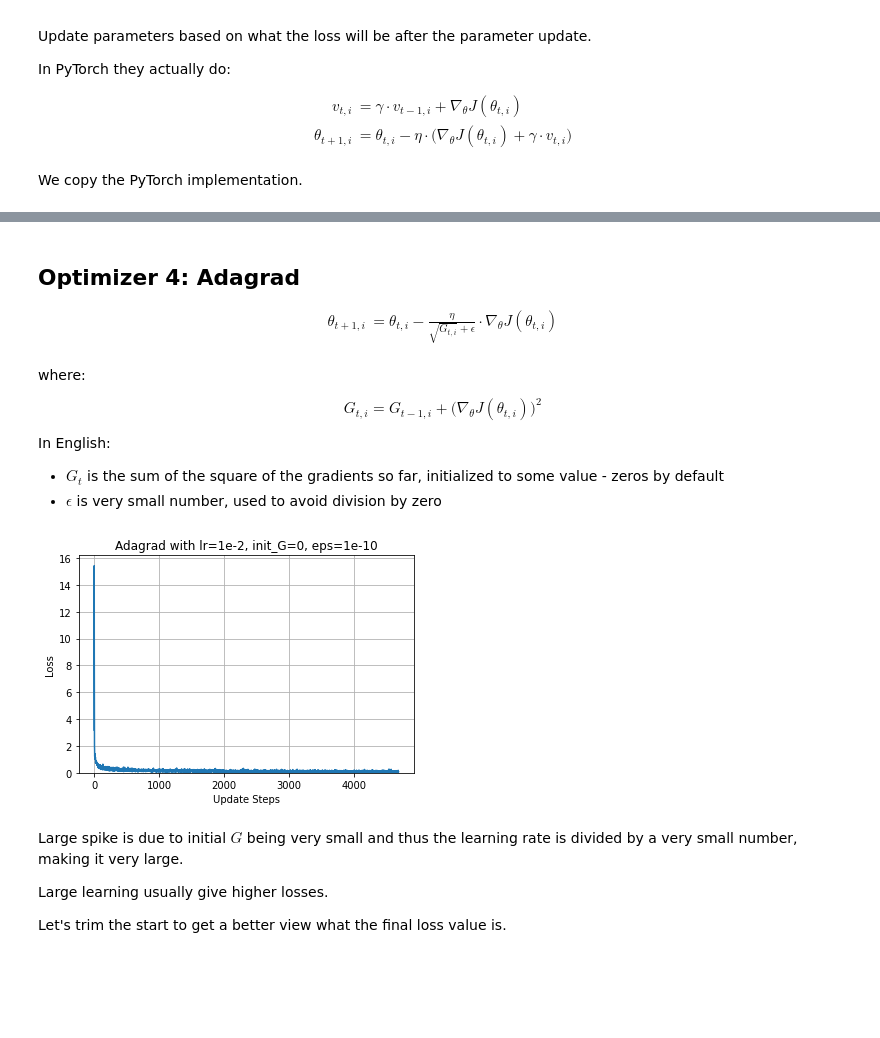
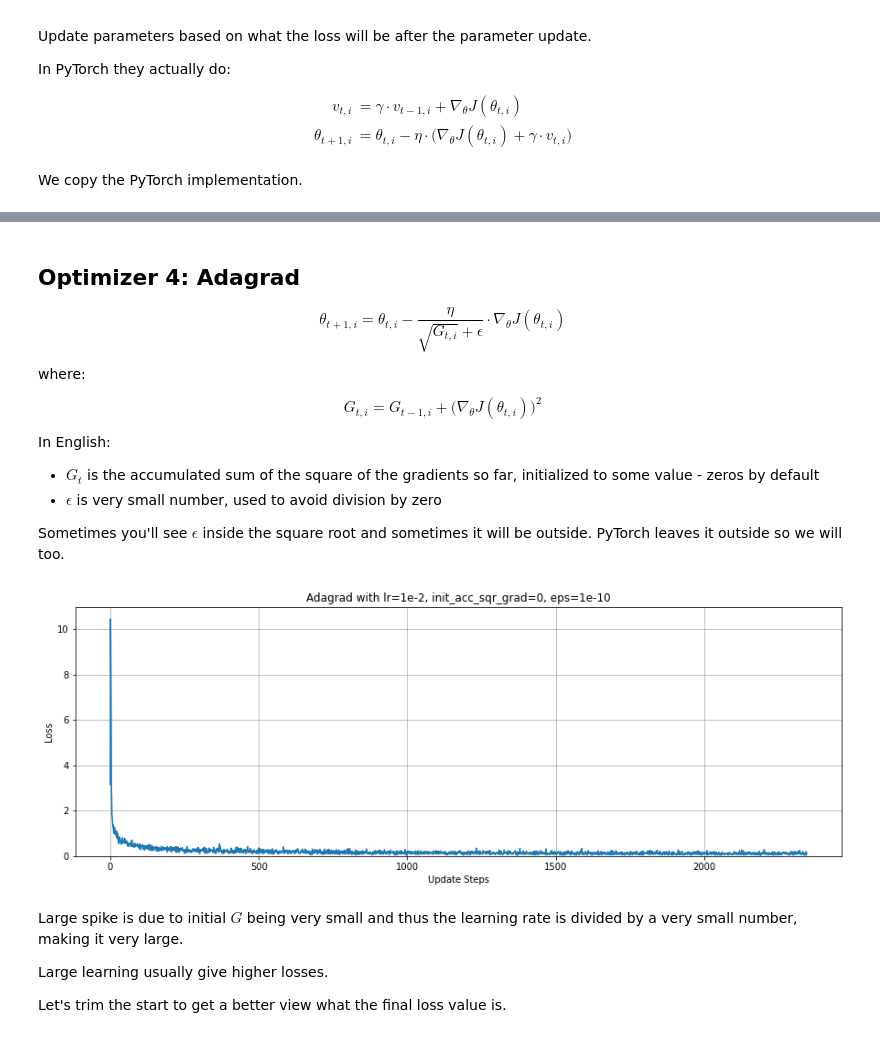
Before and after one commit to bentrevett/a-tour-of-pytorch-optimizers, a Jupyter notebook: optimizers.ipynb, the cells around one changed output, grey strips where cells are left out. Drawn from its saved outputs; the diff is of its cells as text; code cells hidden in the pictures; blank space fills up the shorter version.

```diff
--- a/optimizers.ipynb
+++ b/optimizers.ipynb
@@ -87,7 +87,7 @@ def train_epoch(iterator, model, optimizer, criterion, device):
 
     return losses
 # %%
-def train(train_iterator, model, optimizer, criterion, device, n_epochs=10):
+def train(train_iterator, model, optimizer, criterion, device, n_epochs=5):
 
     losses = []
 
@@ -99,8 +99,8 @@ def train(train_iterator, model, optimizer, criterion, device, n_epochs=10):
 
     return losses
 # %%
-def plot_loss(loss, title=None, ymin=0, ymax=None):
-    fig, ax = plt.subplots()
+def plot_loss(loss, title=None, ymin=0, ymax=None, figsize=(15,5)):
+    fig, ax = plt.subplots(figsize=figsize)
     ax.plot(loss)
     ax.set_title(title)
     ax.set_ylabel('Loss')
@@ -255,23 +255,23 @@ plot_losses(losses, labels, 'SGD Optimizers')
 # %% [markdown]
 ## Optimizer 4: Adagrad
 
-\begin{align*}
-    \theta_{t+1,i} &= \theta_{t,i} - \frac{\eta}{\sqrt{G_{t,i}}+\epsilon} \cdot \nabla_\theta J(\theta_{t,i})\\
-\end{align*}
+$$\theta_{t+1,i} = \theta_{t,i} - \frac{\eta}{\sqrt{G_{t,i}}+\epsilon} \cdot \nabla_\theta J(\theta_{t,i})$$
 
 where:
 
 $$G_{t,i} = G_{t-1,i} + \Big(\nabla_\theta J(\theta_{t,i})\Big)^2$$
 
 In English:
-- $G_t$ is the sum of the square of the gradients so far, initialized to some value - zeros by default
+- $G_t$ is the accumulated sum of the square of the gradients so far, initialized to some value - zeros by default
 - $\epsilon$ is very small number, used to avoid division by zero
+
+Sometimes you'll see $\epsilon$ inside the square root and sometimes it will be outside. PyTorch leaves it outside so we will too.
 # %%
 class Adagrad:
-    def __init__(self, model_params, lr=1e-2, init_G=0, eps=1e-10):
+    def __init__(self, model_params, lr=1e-2, init_acc_sqr_grad=0, eps=1e-10):
         self.model_params = list(model_params)
         self.lr = lr
-        self.G = [torch.full_like(p, init_G) for p in self.model_params]
+        self.acc_sqr_grads = [torch.full_like(p, init_acc_sqr_grad) for p in self.model_params]
         self.eps = eps
 
     def zero_grad(self):
@@ -280,18 +280,18 @@ class Adagrad:
 
     @torch.no_grad()
     def step(self):
-        for param, g in zip(self.model_params, self.G):
-            g.add_(param.grad * param.grad)
-            std = g.sqrt().add(self.eps)
+        for param, acc_sqr_grad in zip(self.model_params, self.acc_sqr_grads):
+            acc_sqr_grad.add_(param.grad * param.grad)
+            std = acc_sqr_grad.sqrt().add(self.eps)
             param.sub_((self.lr / std) * param.grad)
 # %%
 optimizer = Adagrad(model.parameters())
 # %%
 adagrad_loss = train(train_iterator, model, optimizer, criterion, device)
 # %%
-plot_loss(adagrad_loss, 'Adagrad with lr=1e-2, init_G=0, eps=1e-10')
+plot_loss(adagrad_loss, 'Adagrad with lr=1e-2, init_acc_sqr_grad=0, eps=1e-10')
 # %% [output]
-[figure, old version]
+[figure, new version]
 # %% [markdown]
 Large spike is due to initial $G$ being very small and thus the learning rate is divided by a very small number, making it very large.
 
```
Also changed, not shown: parts of 63 cells of this notebook.
